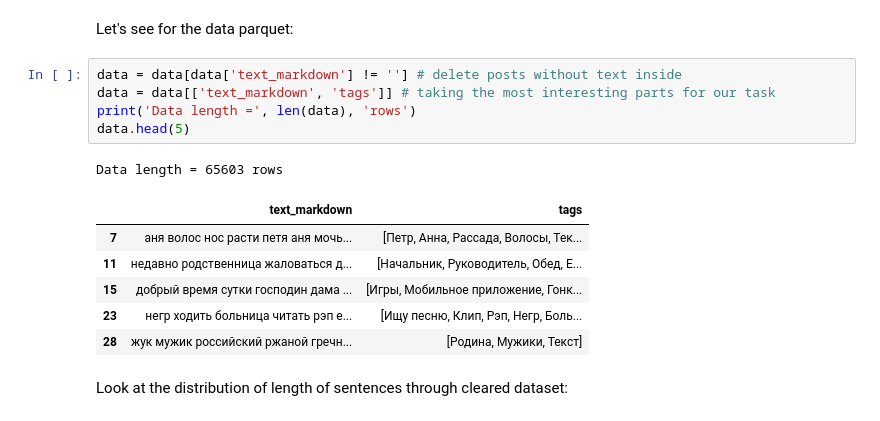
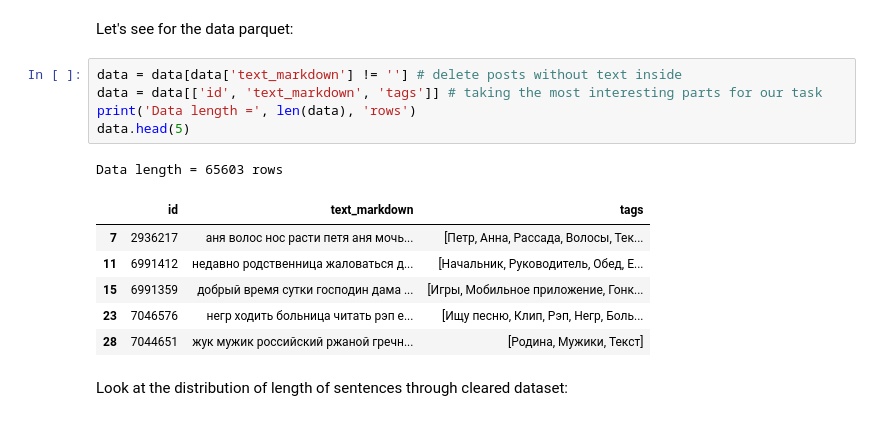
Before and after one commit to zhursvlevy/PostProcessor, a Jupyter notebook: notebooks/topic tagging/2. Dataset_processing.ipynb, the cells around one changed output. Drawn from its saved outputs; the diff is of its cells as text.

```diff
--- a/notebooks/topic tagging/2. Dataset_processing.ipynb
+++ b/notebooks/topic tagging/2. Dataset_processing.ipynb
@@ -37,17 +37,17 @@ data = merge_dataset(paths)
 Let's see for the data parquet:
 # %%
 data = data[data['text_markdown'] != ''] # delete posts without text inside
-data = data[['text_markdown', 'tags']] # taking the most interesting parts for our task
+data = data[['id', 'text_markdown', 'tags']] # taking the most interesting parts for our task
 print('Data length =', len(data), 'rows')
 data.head(5)
 # %% [output]
 Data length = 65603 rows
-|  | text_markdown | tags |
-| 7 | аня волос нос расти петя аня мочь... | [Петр, Анна, Рассада, Волосы, Тек... |
-| 11 | недавно родственница жаловаться д... | [Начальник, Руководитель, Обед, Е... |
-| 15 | добрый время сутки господин дама ... | [Игры, Мобильное приложение, Гонк... |
-| 23 | негр ходить больница читать рэп е... | [Ищу песню, Клип, Рэп, Негр, Боль... |
-| 28 | жук мужик российский ржаной гречн... | [Родина, Мужики, Текст] |
+|  | id | text_markdown | tags |
+| 7 | 2936217 | аня волос нос расти петя аня мочь... | [Петр, Анна, Рассада, Волосы, Тек... |
+| 11 | 6991412 | недавно родственница жаловаться д... | [Начальник, Руководитель, Обед, Е... |
+| 15 | 6991359 | добрый время сутки господин дама ... | [Игры, Мобильное приложение, Гонк... |
+| 23 | 7046576 | негр ходить больница читать рэп е... | [Ищу песню, Клип, Рэп, Негр, Боль... |
+| 28 | 7044651 | жук мужик российский ржаной гречн... | [Родина, Мужики, Текст] |
 # %% [markdown]
 Look at the distribution of length of sentences through cleared dataset:
 # %%
```
Also changed, not shown: parts of 2 cells of this notebook.
